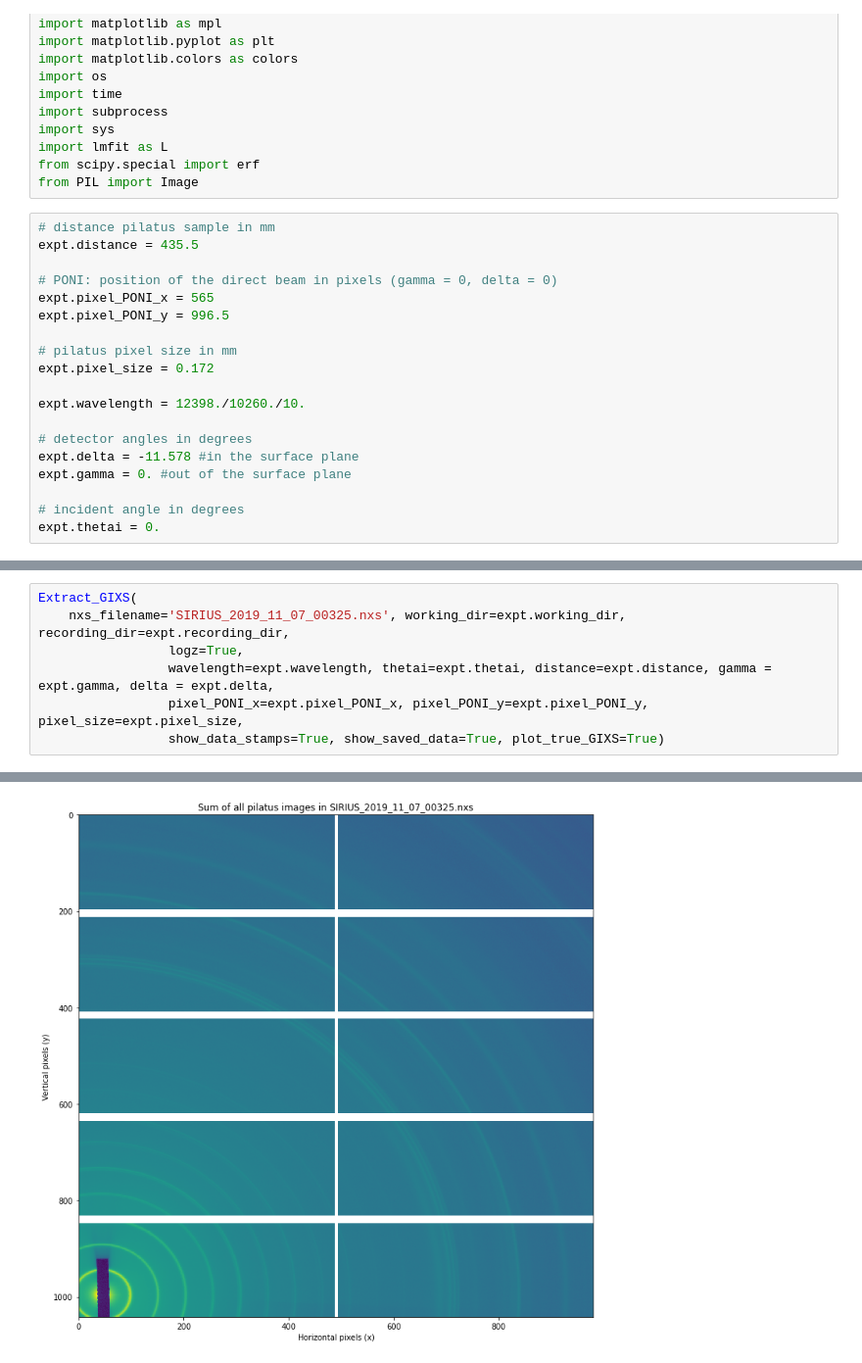
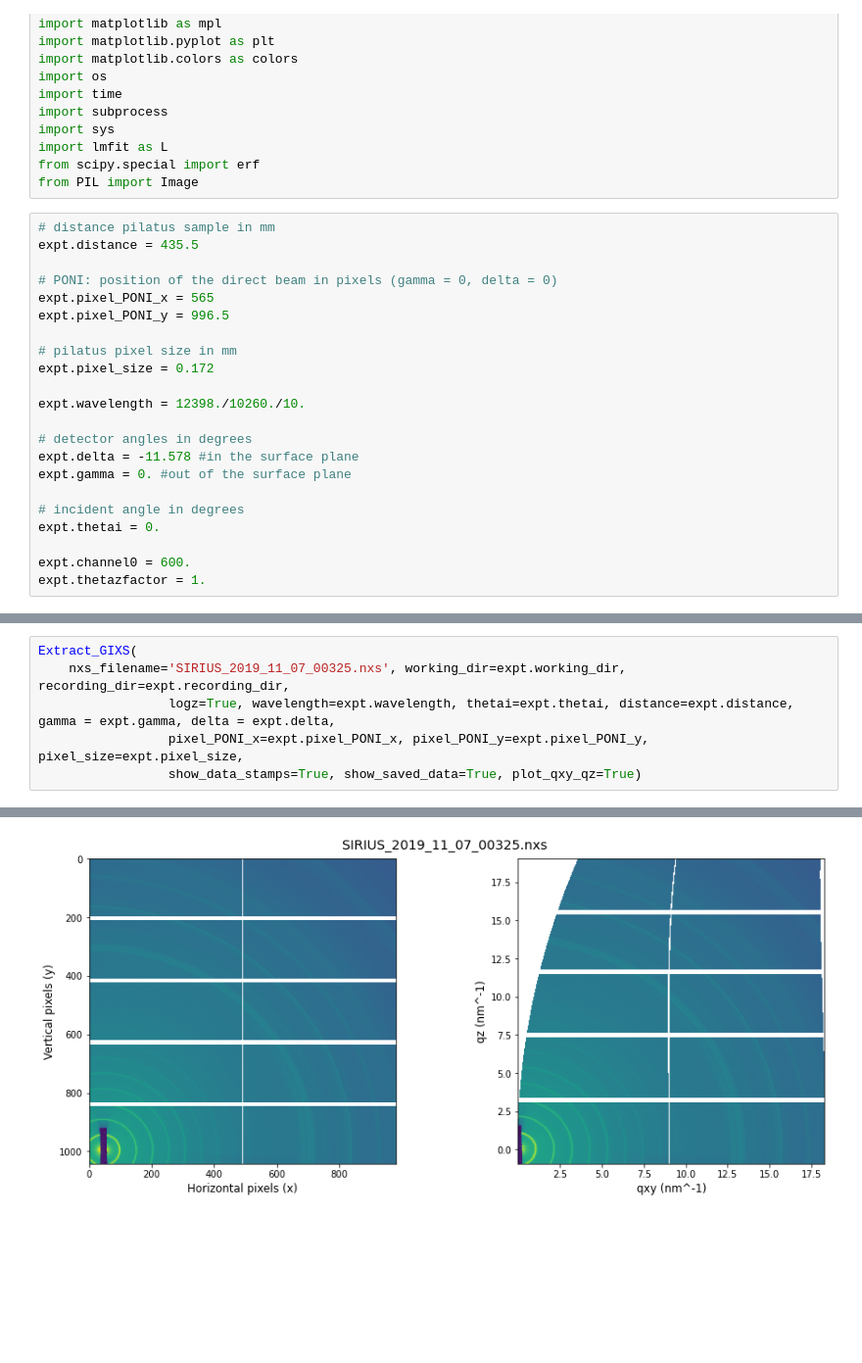
Before and after one commit to ArnaudHemmerle/JupyLabBook, a Jupyter notebook: JupyLabBook.ipynb, the cells around one changed output, grey strips where cells are left out. Shown at 98% size. Saved outputs shown, nothing was run; the diff lists cells and outputs as text; blank space fills up the shorter version.

```diff
--- a/JupyLabBook.ipynb
+++ b/JupyLabBook.ipynb
@@ -99,3 +93,6 @@ expt.gamma = 0. #out of the surface plane
 
 # incident angle in degrees
 expt.thetai = 0.
+
+expt.channel0 = 600.
+expt.thetazfactor = 1.
@@ -289,10 +493,9 @@ expt.thetai = 0.
 # %%
 Extract_GIXS(
     nxs_filename='SIRIUS_2019_11_07_00325.nxs', working_dir=expt.working_dir, recording_dir=expt.recording_dir,
-                 logz=True,
-                 wavelength=expt.wavelength, thetai=expt.thetai, distance=expt.distance, gamma = expt.gamma, delta = expt.delta,
+                 logz=True, wavelength=expt.wavelength, thetai=expt.thetai, distance=expt.distance, gamma = expt.gamma, delta = expt.delta,
                  pixel_PONI_x=expt.pixel_PONI_x, pixel_PONI_y=expt.pixel_PONI_y, pixel_size=expt.pixel_size,
-                 show_data_stamps=True, show_saved_data=True, plot_true_GIXS=True)
+                 show_data_stamps=True, show_saved_data=True, plot_qxy_qz=True)
 # %% [output]
  - Open Nexus Data File :
         /Users/arnaudhemmerle/Documents/Recherche/Analysis/JupyLabBook/recording/SIRIUS_2019_11_07_00325.nxs
@@ -312,4 +520,4 @@ Extract_GIXS(
-[figure, old version]
+[figure, new version]
         . Original matrix saved in:
                  /Users/arnaudhemmerle/Documents/Recherche/Analysis/JupyLabBook/working/SIRIUS_2019_11_07_00325.mat
 
```
Also changed, not shown: parts of 10 cells of this notebook, 1 other file.
